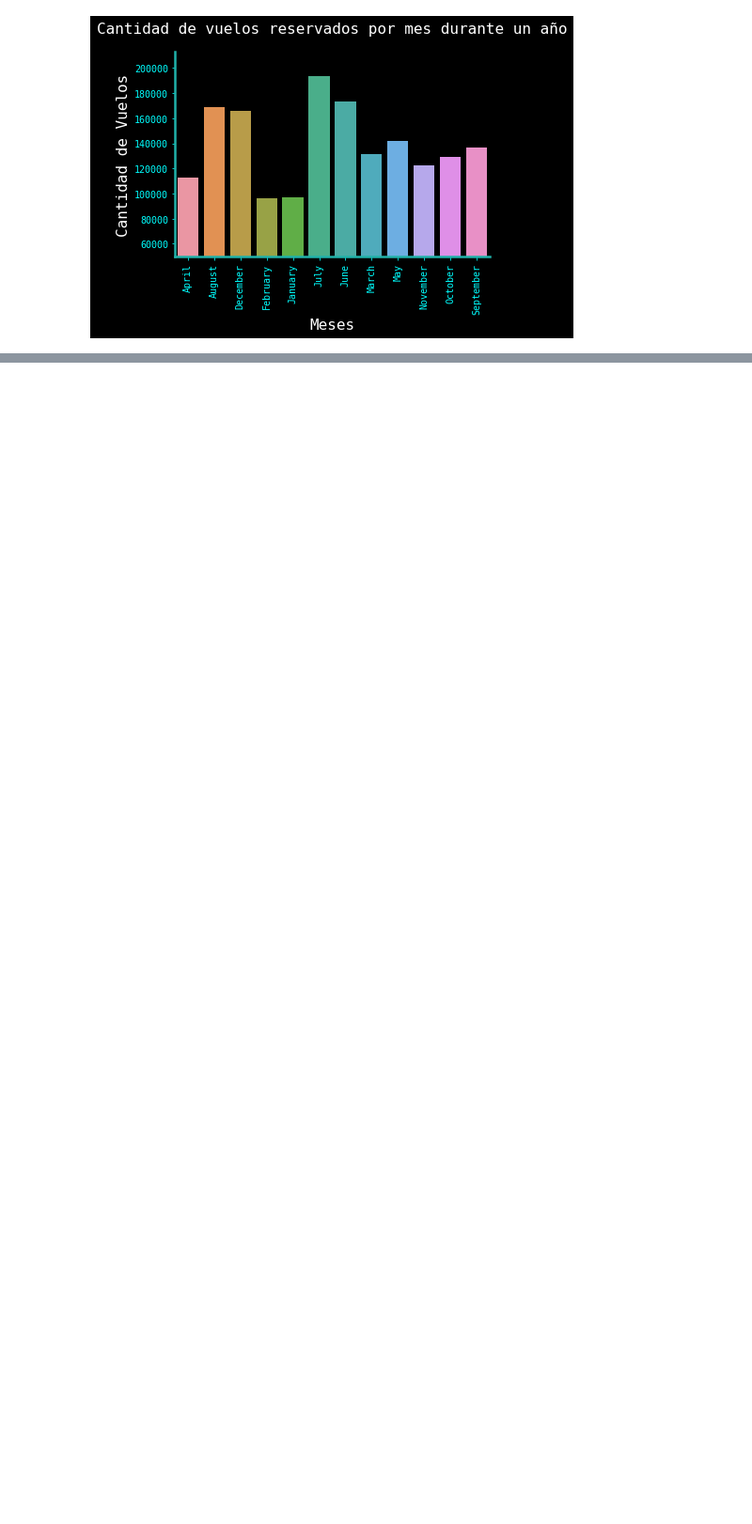
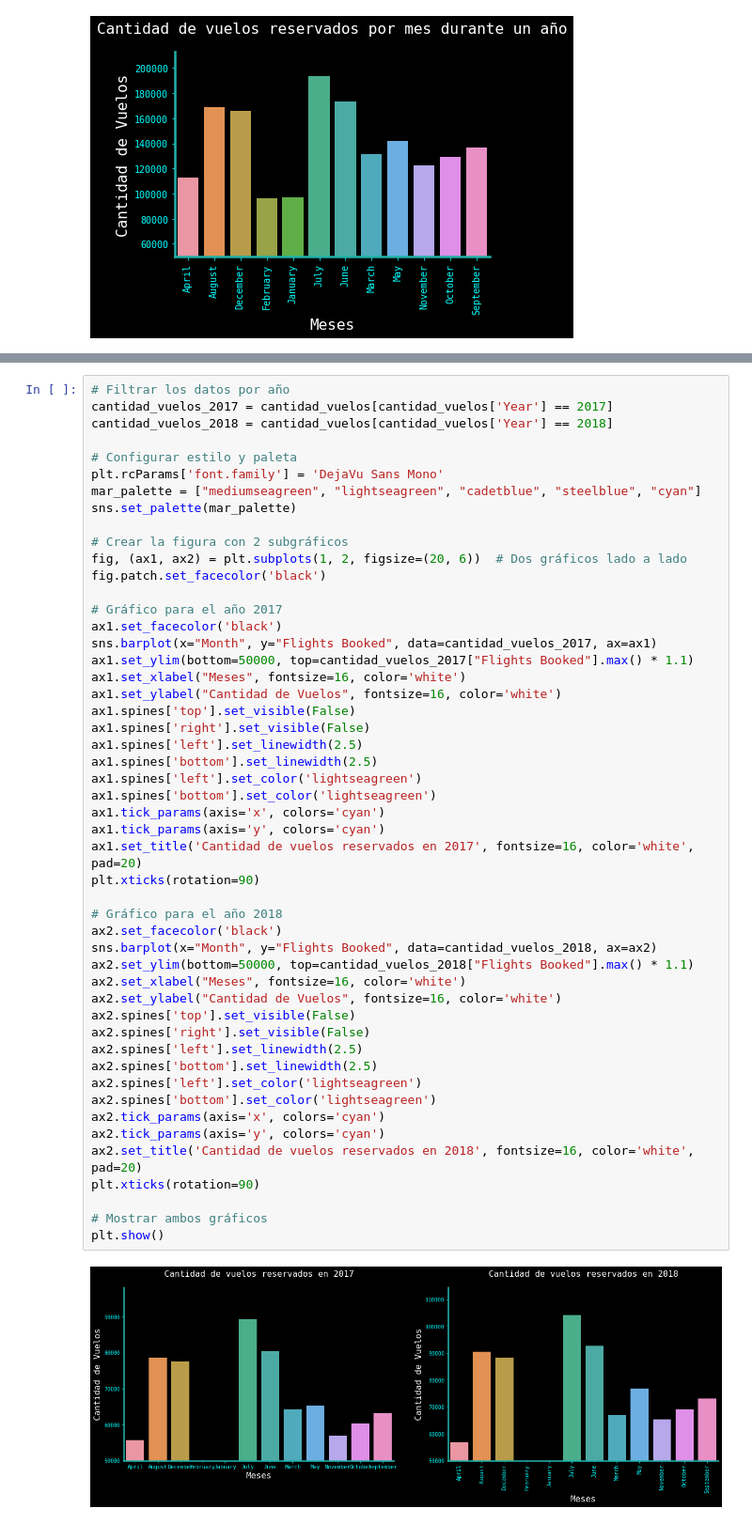
Before and after one commit to Adalab/bda-modulo-3-evaluacion-final-Paulamc1695, a Jupyter notebook: resolucion_evaluacion_03.ipynb, the cells around one changed output, grey strips where cells are left out. Shown at 94% size. Saved outputs shown, nothing was run; the diff lists cells and outputs as text; blank space fills up the shorter version.

```diff
--- a/resolucion_evaluacion_03.ipynb
+++ b/resolucion_evaluacion_03.ipynb
@@ -97 +106,53 @@ plt.show()
+# %%
+# Filtrar los datos por año
+cantidad_vuelos_2017 = cantidad_vuelos[cantidad_vuelos['Year'] == 2017]
+cantidad_vuelos_2018 = cantidad_vuelos[cantidad_vuelos['Year'] == 2018]
+
+# Configurar estilo y paleta
+plt.rcParams['font.family'] = 'DejaVu Sans Mono'
+mar_palette = ["mediumseagreen", "lightseagreen", "cadetblue", "steelblue", "cyan"]
+sns.set_palette(mar_palette)
+
+# Crear la figura con 2 subgráficos
+fig, (ax1, ax2) = plt.subplots(1, 2, figsize=(20, 6))  # Dos gráficos lado a lado
+fig.patch.set_facecolor('black')
+
+# Gráfico para el año 2017
+ax1.set_facecolor('black')
+sns.barplot(x="Month", y="Flights Booked", data=cantidad_vuelos_2017, ax=ax1)
+ax1.set_ylim(bottom=50000, top=cantidad_vuelos_2017["Flights Booked"].max() * 1.1)
+ax1.set_xlabel("Meses", fontsize=16, color='white')
+ax1.set_ylabel("Cantidad de Vuelos", fontsize=16, color='white')
+ax1.spines['top'].set_visible(False)
+ax1.spines['right'].set_visible(False)
+ax1.spines['left'].set_linewidth(2.5)
+ax1.spines['bottom'].set_linewidth(2.5)
+ax1.spines['left'].set_color('lightseagreen')
+ax1.spines['bottom'].set_color('lightseagreen')
+ax1.tick_params(axis='x', colors='cyan')
+ax1.tick_params(axis='y', colors='cyan')
+ax1.set_title('Cantidad de vuelos reservados en 2017', fontsize=16, color='white', pad=20)
+plt.xticks(rotation=90)
+
+# Gráfico para el año 2018
+ax2.set_facecolor('black')
+sns.barplot(x="Month", y="Flights Booked", data=cantidad_vuelos_2018, ax=ax2)
+ax2.set_ylim(bottom=50000, top=cantidad_vuelos_2018["Flights Booked"].max() * 1.1)
+ax2.set_xlabel("Meses", fontsize=16, color='white')
+ax2.set_ylabel("Cantidad de Vuelos", fontsize=16, color='white')
+ax2.spines['top'].set_visible(False)
+ax2.spines['right'].set_visible(False)
+ax2.spines['left'].set_linewidth(2.5)
+ax2.spines['bottom'].set_linewidth(2.5)
+ax2.spines['left'].set_color('lightseagreen')
+ax2.spines['bottom'].set_color('lightseagreen')
+ax2.tick_params(axis='x', colors='cyan')
+ax2.tick_params(axis='y', colors='cyan')
+ax2.set_title('Cantidad de vuelos reservados en 2018', fontsize=16, color='white', pad=20)
+plt.xticks(rotation=90)
+
+# Mostrar ambos gráficos
+plt.show()
+# %% [output]
+[figure, added]
 # %% [markdown]
```
Also changed, not shown: parts of 18 cells of this notebook.
